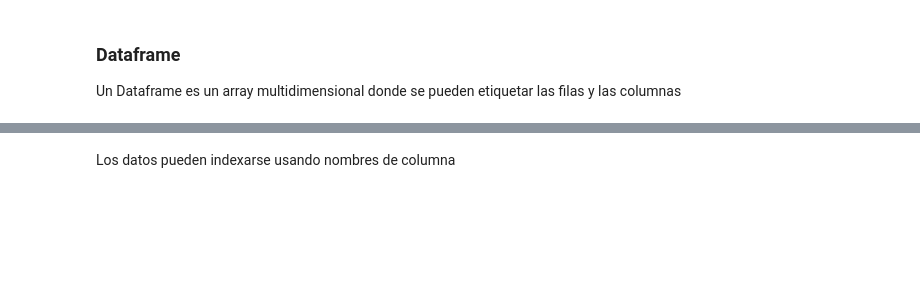
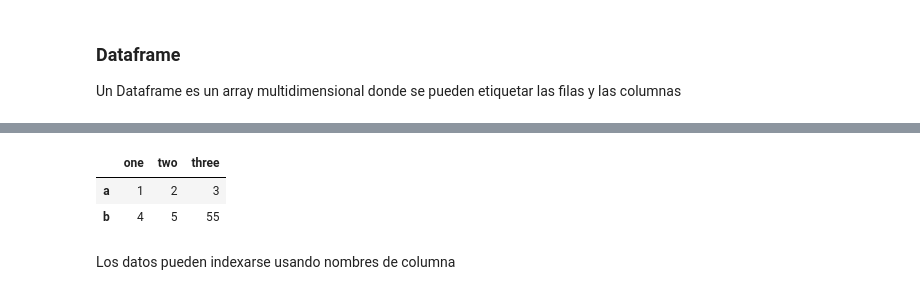
Before and after one commit to franguz03/machine-learning-python-course, a Jupyter notebook: resources/section 2/Jupyter_CursoPython/1.3. Curso rápido.ipynb, the cells around one changed output, grey strips where cells are left out. Saved outputs shown, nothing was run; the diff lists cells and outputs as text; code cells hidden in the pictures; blank space fills up the shorter version.

```diff
--- a/resources/section 2/Jupyter_CursoPython/1.3. Curso rápido.ipynb
+++ b/resources/section 2/Jupyter_CursoPython/1.3. Curso rápido.ipynb
@@ -360,2 +405,13 @@ b    4    5      6
+# %%
+#Crear un Dataframe e imprimirlo
+array2=np.array([[1,2,3],[4,5,55]])
+row_names=['a','b']
+col_names=['one','two','three']
+my_df=pd.DataFrame(array2,index=row_names, columns=col_names)
+my_df.head()
+# %% [output]
+|  | one | two | three |
+| a | 1 | 2 | 3 |
+| b | 4 | 5 | 55 |
 # %% [markdown]
 Los datos pueden indexarse usando nombres de columna
```
Also changed, not shown: parts of 18 cells of this notebook, 46 other files.
